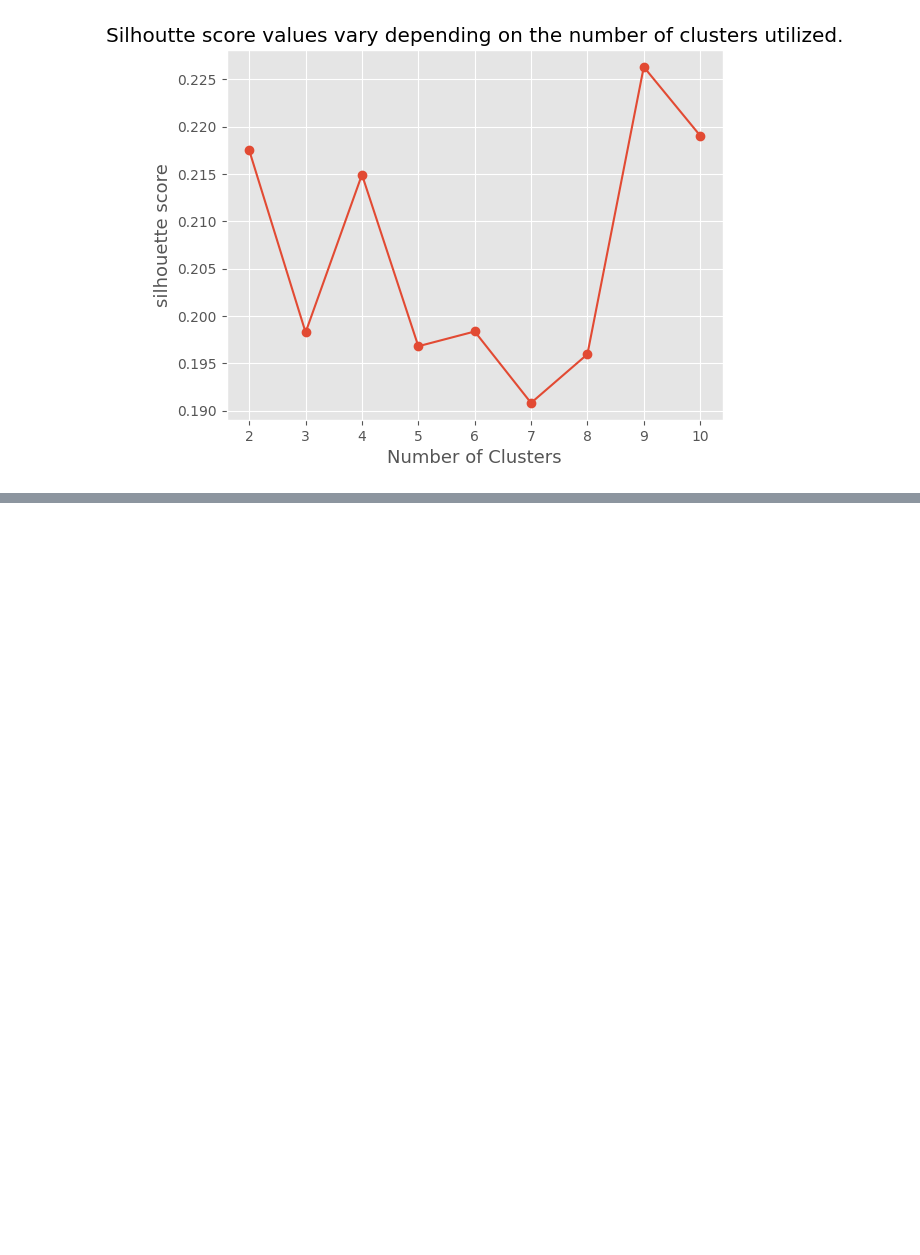
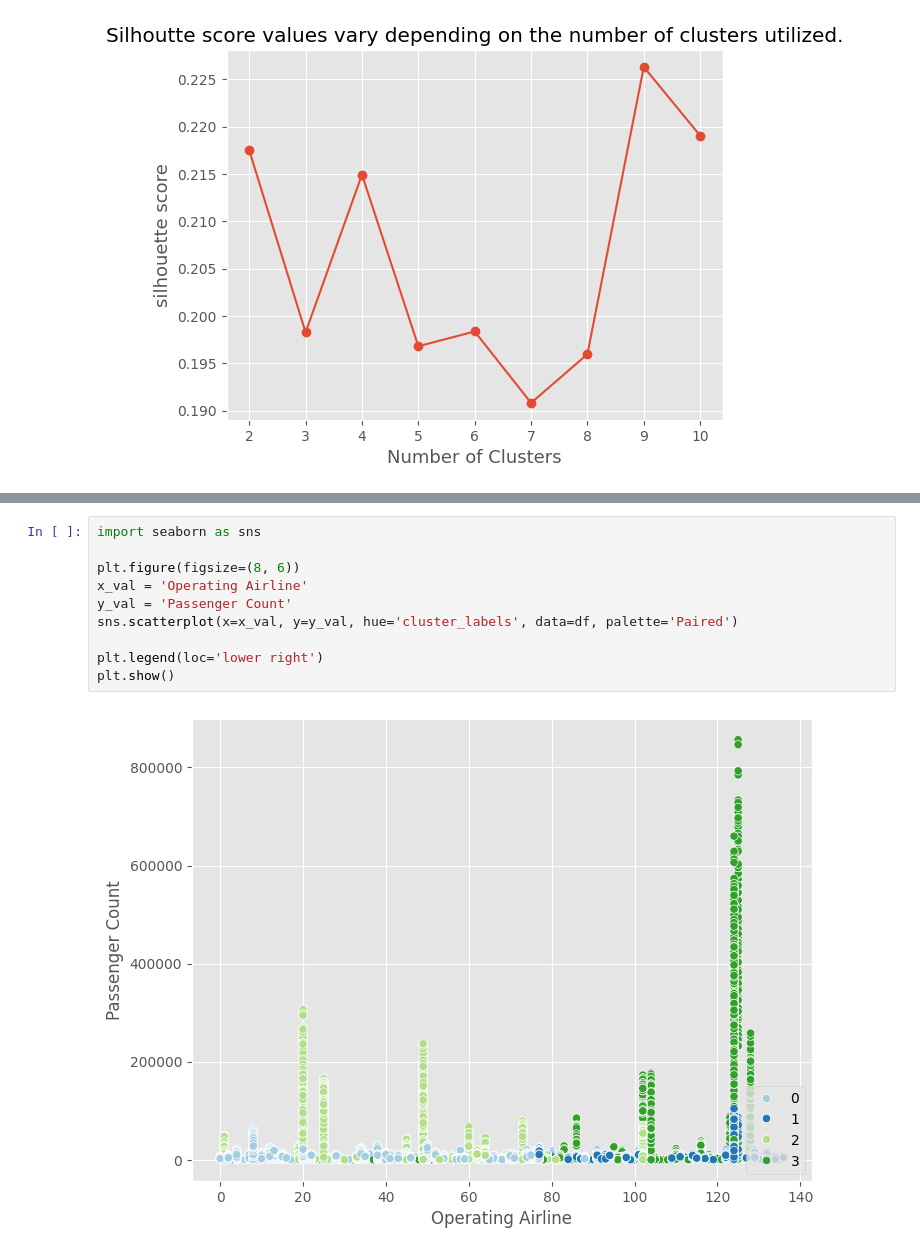
Before and after one commit to aliifam/ppd, a Jupyter notebook: ppd/pekan8/tugas2.ipynb, the cells around one changed output, grey strips where cells are left out. Cells and saved outputs as stored; diff of their text form; blank space fills up the shorter version.

```diff
--- a/ppd/pekan8/tugas2.ipynb
+++ b/ppd/pekan8/tugas2.ipynb
@@ -282,0 +280,12 @@ plt.show()
+# %%
+import seaborn as sns
+
+plt.figure(figsize=(8, 6))
+x_val = 'Operating Airline'
+y_val = 'Passenger Count'
+sns.scatterplot(x=x_val, y=y_val, hue='cluster_labels', data=df, palette='Paired')
+
+plt.legend(loc='lower right')
+plt.show()
+# %% [output]
+[figure, added]
```
Also changed, not shown: parts of 18 cells of this notebook.
